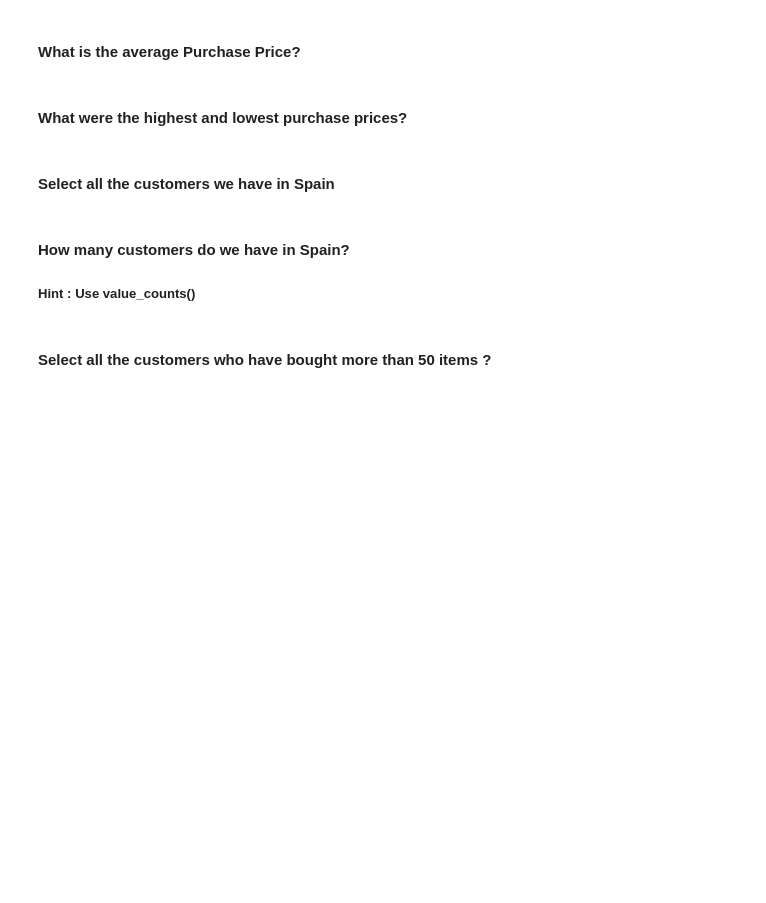
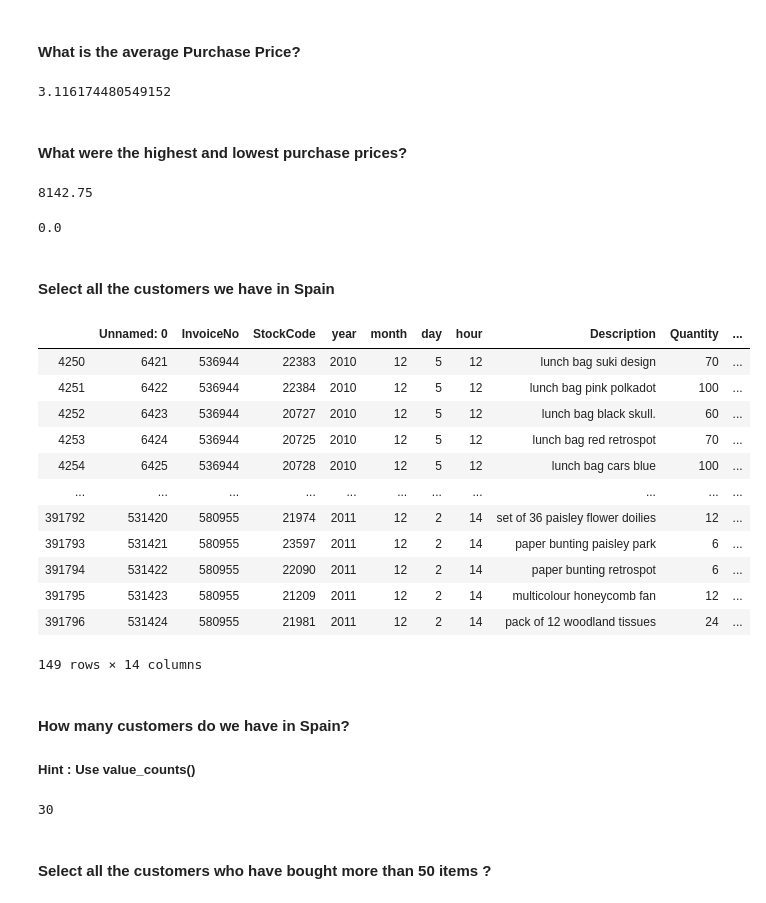
Before and after one commit to ta-datapt-bcn/lab-subsetting-and-descriptive-stats, a Jupyter notebook: your-code/main.ipynb, the cells around one changed output. Cells and saved outputs as stored; diff of their text form; code cells hidden in the pictures; blank space fills up the shorter version.

```diff
--- a/your-code/main.ipynb
+++ b/your-code/main.ipynb
@@ -152,6 +305,7 @@ Hint : There are 3 ways to do it. Do it all ways.
 #### Open the Orders.csv dataset. Name your dataset orders
 # %%
 # your answer here
+orders = pd.read_csv("Orders.csv")
 # %% [markdown]
 #### Explore your dataset by looking at the data types and the summary statistics. Comment your results
 # %%
@@ -162,21 +333,49 @@ Hint : There are 3 ways to do it. Do it all ways.
 ####  What is the average Purchase Price?
 # %%
 # your answer here
+orders["UnitPrice"].mean()
+# %% [output]
+3.116174480549152
 # %% [markdown]
 #### What were the highest and lowest purchase prices?
 # %%
 # your answer here
+orders["UnitPrice"].max()
+# %% [output]
+8142.75
 # %%
 # your answer here
+orders["UnitPrice"].min()
+# %% [output]
+0.0
 # %% [markdown]
 #### Select all the customers we have in Spain
 # %%
 # your answer here
+spain_customers = orders[orders["Country"] == "Spain"]
+spain_customers.groupby("CustomerID")
+# %% [output]
+|  | Unnamed: 0 | InvoiceNo | StockCode | year | month | day | hour | Description | Quantity | ... |
+| 4250 | 6421 | 536944 | 22383 | 2010 | 12 | 5 | 12 | lunch bag suki design | 70 | ... |
+| 4251 | 6422 | 536944 | 22384 | 2010 | 12 | 5 | 12 | lunch bag pink polkadot | 100 | ... |
+| 4252 | 6423 | 536944 | 20727 | 2010 | 12 | 5 | 12 | lunch bag black skull. | 60 | ... |
+| 4253 | 6424 | 536944 | 20725 | 2010 | 12 | 5 | 12 | lunch bag red retrospot | 70 | ... |
+| 4254 | 6425 | 536944 | 20728 | 2010 | 12 | 5 | 12 | lunch bag cars blue | 100 | ... |
+| ... | ... | ... | ... | ... | ... | ... | ... | ... | ... | ... |
+| 391792 | 531420 | 580955 | 21974 | 2011 | 12 | 2 | 14 | set of 36 paisley flower doilies | 12 | ... |
+| 391793 | 531421 | 580955 | 23597 | 2011 | 12 | 2 | 14 | paper bunting paisley park | 6 | ... |
+| 391794 | 531422 | 580955 | 22090 | 2011 | 12 | 2 | 14 | paper bunting retrospot | 6 | ... |
+| 391795 | 531423 | 580955 | 21209 | 2011 | 12 | 2 | 14 | multicolour honeycomb fan | 12 | ... |
+| 391796 | 531424 | 580955 | 21981 | 2011 | 12 | 2 | 14 | pack of 12 woodland tissues | 24 | ... |
+149 rows × 14 columns
 # %% [markdown]
 #### How many customers do we have in Spain?
 ##### Hint : Use value_counts()
 # %%
 # your answer here
+len(spain_customers["CustomerID"].value_counts())
+# %% [output]
+30
 # %% [markdown]
 #### Select all the customers who have bought more than 50 items ?
 # %%
```
Also changed, not shown: parts of 33 cells of this notebook, 1 other file.
